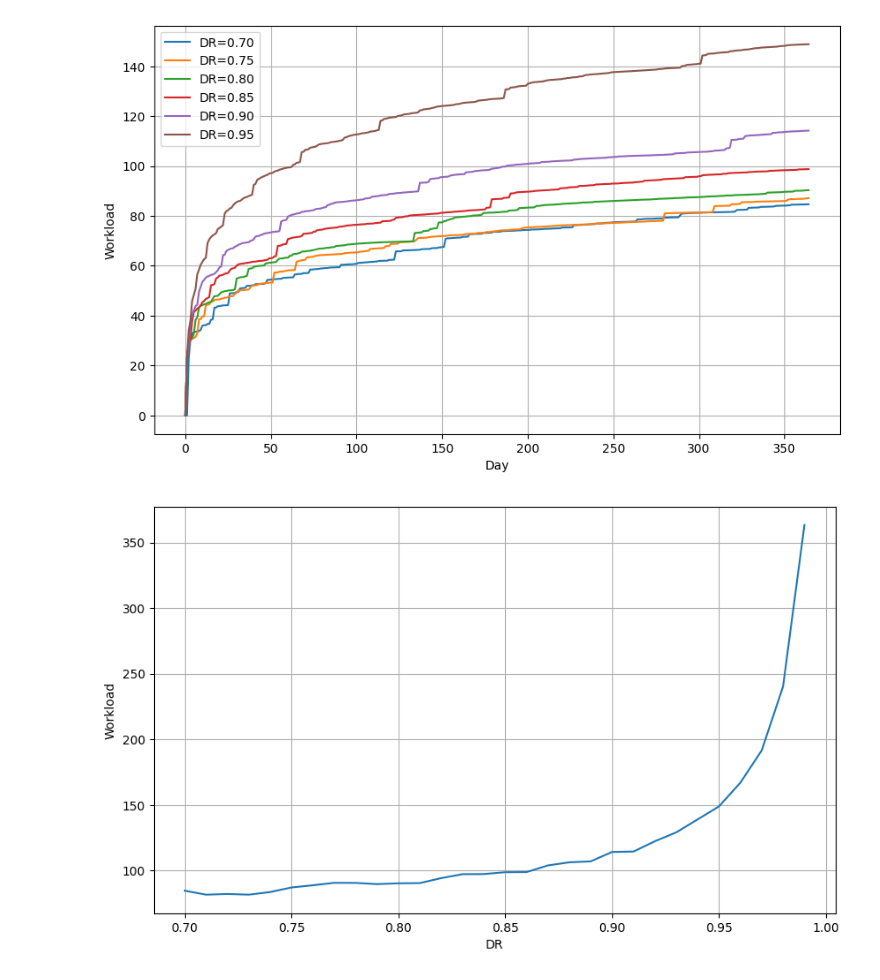
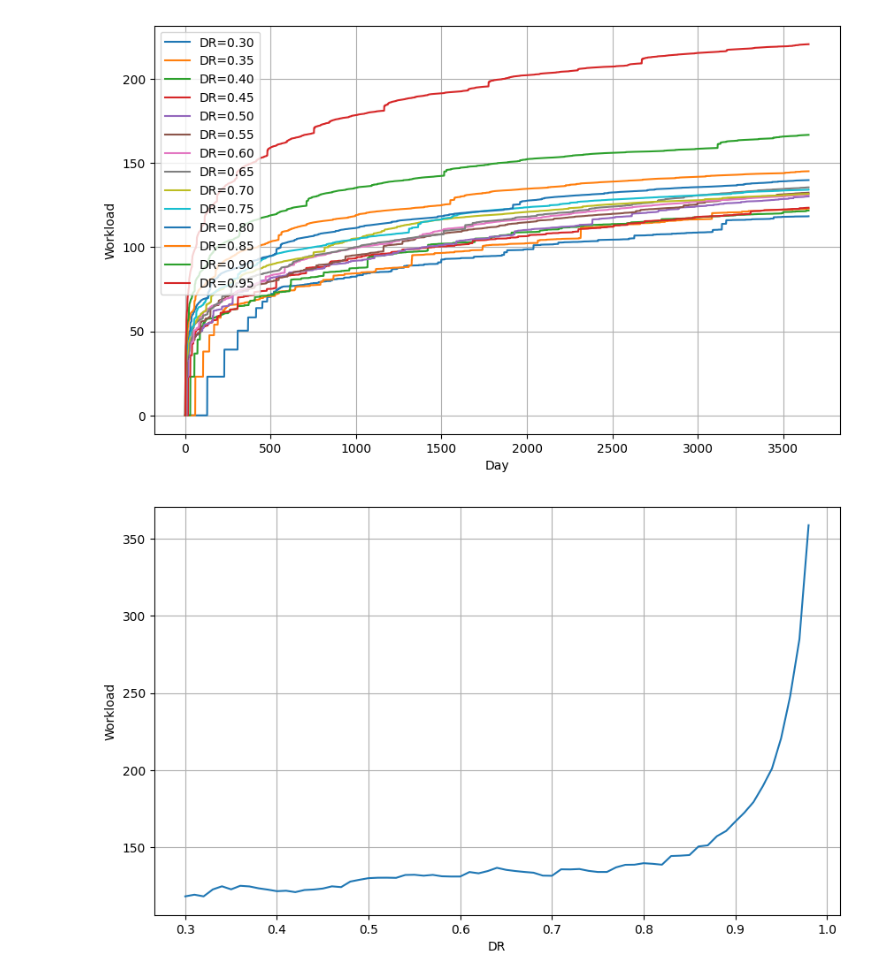
Before and after one commit to open-spaced-repetition/expected-workload, a Jupyter notebook: notebook.ipynb, the cells around one changed output. Cells and saved outputs as stored; diff of their text form; code cells hidden in the pictures.

Commit message:
increase learn_day_limit & extend R_RANGE

```diff
--- a/notebook.ipynb
+++ b/notebook.ipynb
@@ -2,7 +2,7 @@
 import numpy as np
 import matplotlib.pyplot as plt
 
-learn_day_limit = 365
+learn_day_limit = 3650
 
 w = [
     0.2172,
@@ -128,34 +128,36 @@ def expected_learn(acc_prob, stability, difficulty, day, record, dr, tr, cost):
         day + ivl_forget,
         record,
         dr,
         tr_forget,
         FORGET_COST,
     )
 
 
 workload_list = []
 
 plt.figure(figsize=(10, 6))
 
-for i, dr in enumerate(np.arange(0.7, 0.99, 0.01)):
+R_RANGE = np.arange(0.3, 0.99, 0.01)
+
+for i, dr in enumerate(R_RANGE):
     record = np.zeros(learn_day_limit)
     expected_learn(1, 0, 0, 0, record, dr, 0, 0)
     if i % 5 == 0:
         plt.plot(np.cumsum(record), label=f"DR={dr:.2f}")
     workload_list.append(np.sum(record))
 
 plt.grid(True)
 plt.xlabel("Day")
 plt.ylabel("Workload")
 plt.legend()
 plt.show()
 
 plt.figure(figsize=(10, 6))
-plt.plot(np.arange(0.7, 0.99, 0.01), workload_list)
+plt.plot(R_RANGE, workload_list)
 plt.grid(True)
 plt.xlabel("DR")
 plt.ylabel("Workload")
 plt.show()
 # %% [output]
-[figure, old version]
+[figure, new version]
-[figure, old version]
+[figure, new version]
```
